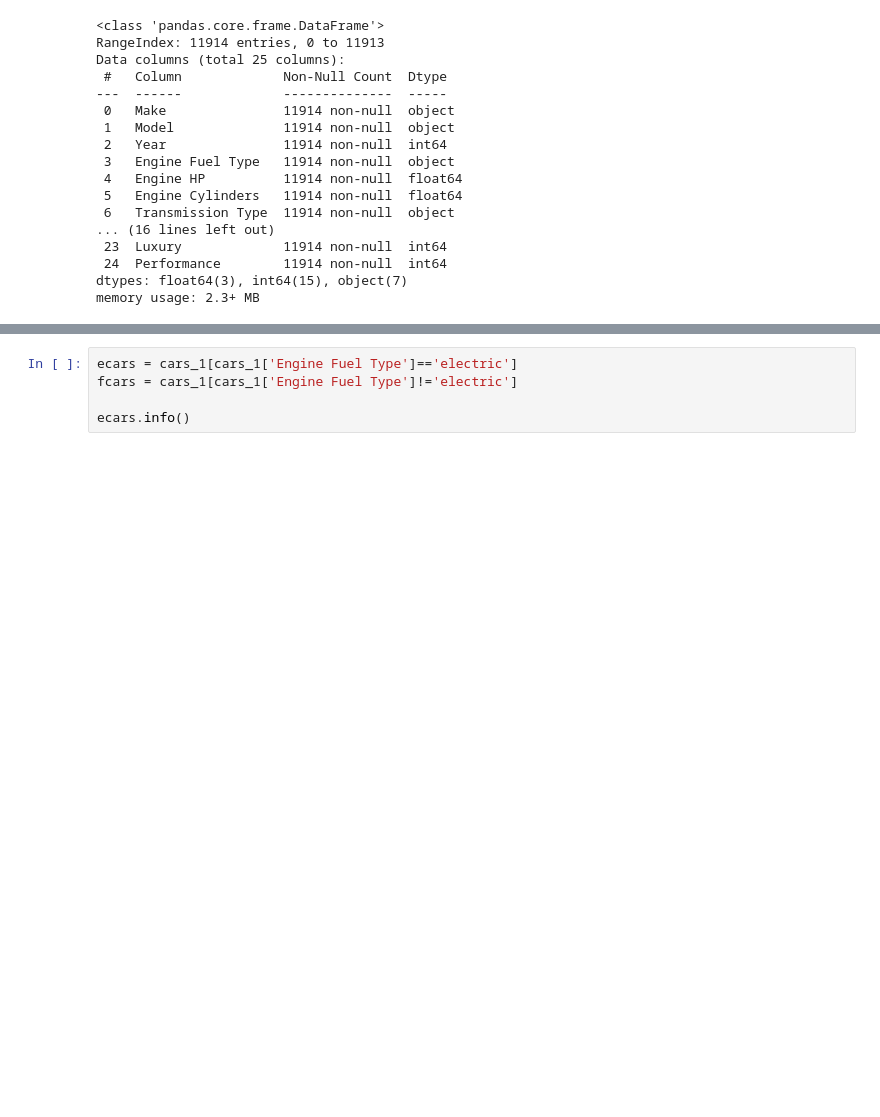
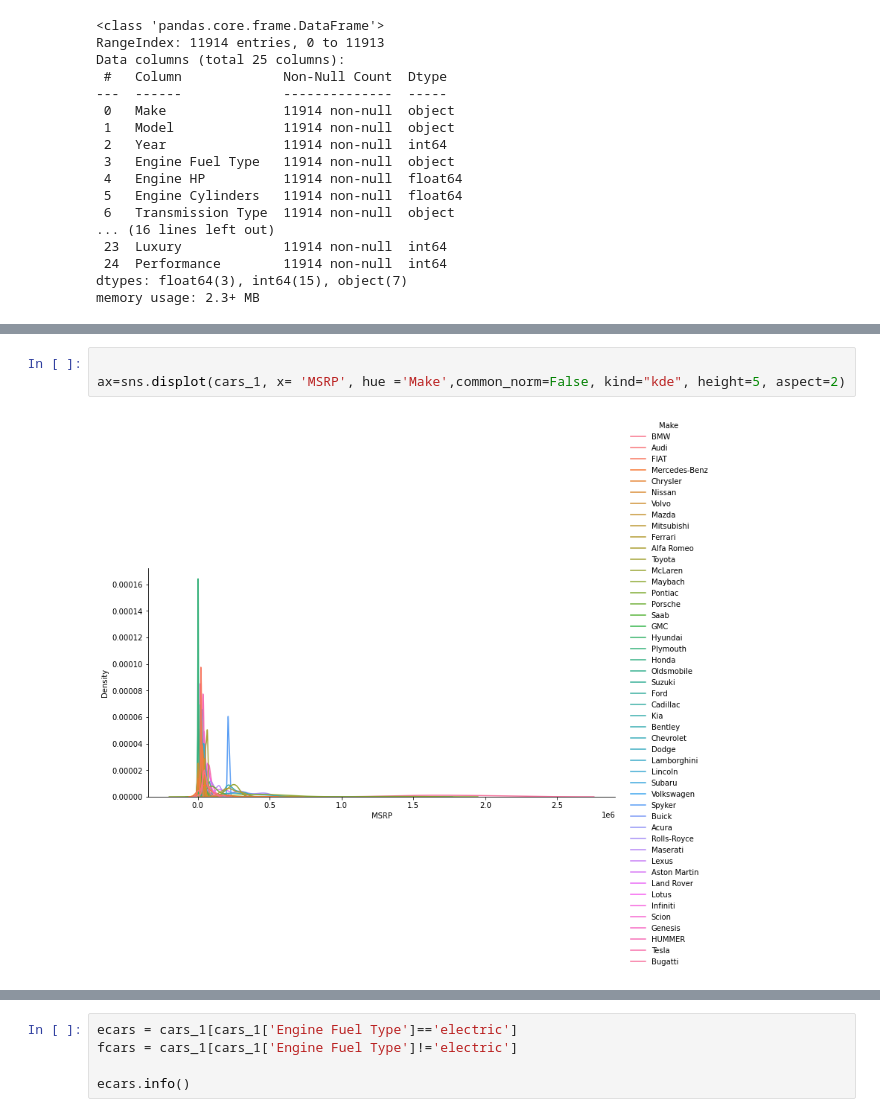
Before and after one commit to marghemar/Marketing_Analytics, a Jupyter notebook: infosys.ipynb, the cells around one changed output, grey strips where cells are left out. Saved outputs shown, nothing was run; the diff lists cells and outputs as text; blank space fills up the shorter version.

```diff
--- a/infosys.ipynb
+++ b/infosys.ipynb
@@ -152,0 +157,5 @@ plt.scatter( cars["Engine HP"],cars["Engine Fuel Type"].astype(str))
+# %%
+
+ax=sns.displot(cars_1, x= 'MSRP', hue ='Make',common_norm=False, kind="kde", height=5, aspect=2)
+# %% [output]
+[figure, added]
```
Also changed, not shown: parts of 20 cells of this notebook, 14 other files.
